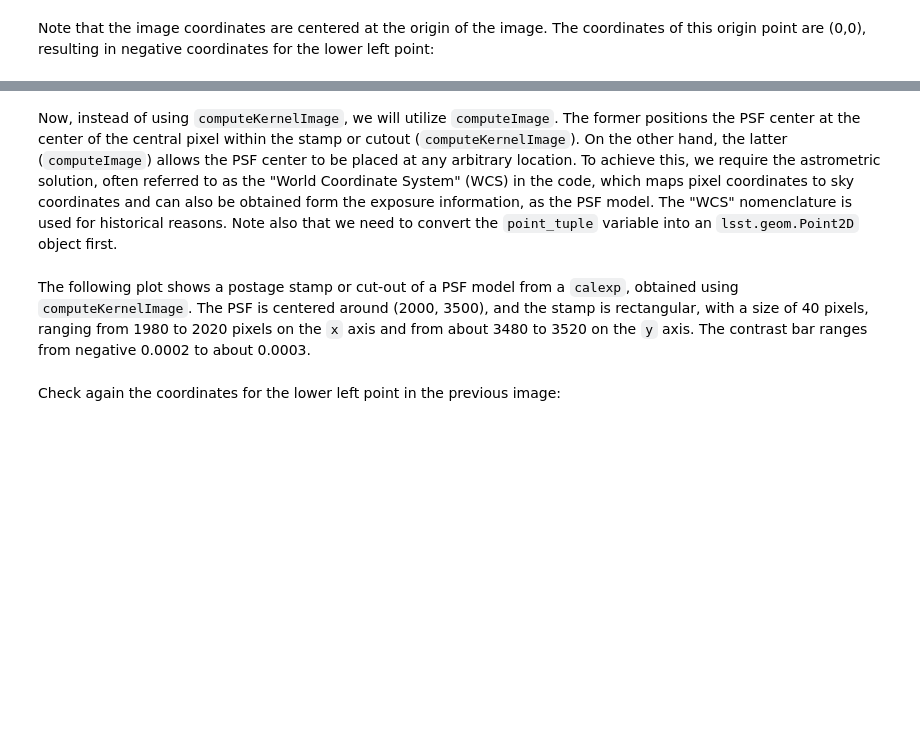
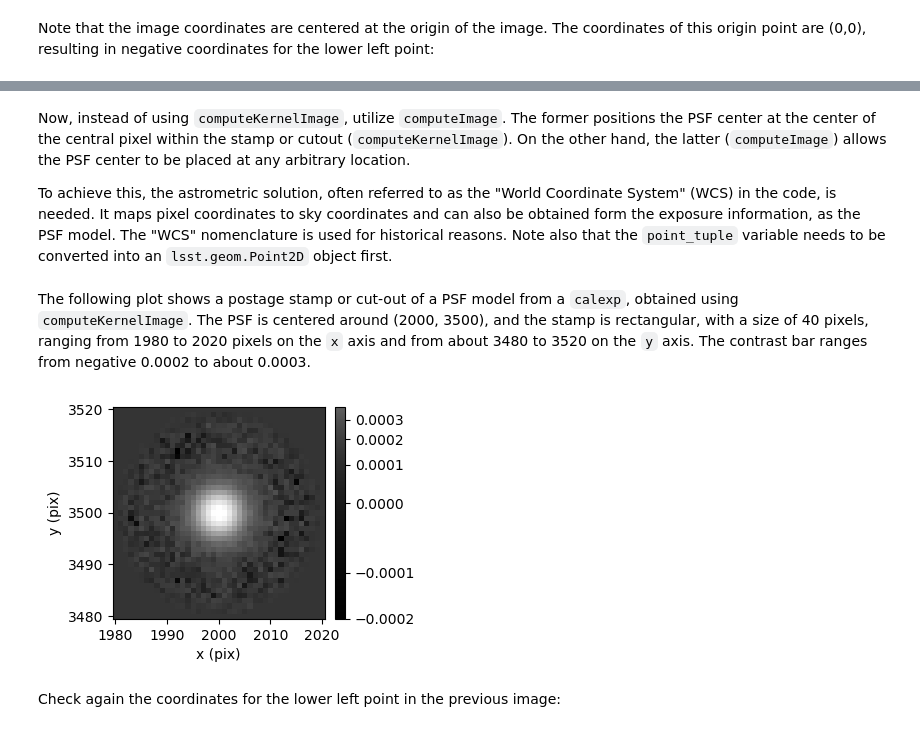
Before and after one commit to rubin-dp0/tutorial-notebooks, a Jupyter notebook: DP02_12a_Point_Spread_Function_data_products.ipynb, the cells around one changed output, grey strips where cells are left out. Cells and saved outputs as stored; diff of their text form; code cells hidden in the pictures; blank space fills up the shorter version.

```diff
--- a/DP02_12a_Point_Spread_Function_data_products.ipynb
+++ b/DP02_12a_Point_Spread_Function_data_products.ipynb
@@ -595,5 +400,7 @@ print(first_psf_image_calexp.getXY0())
 # %% [markdown]
-Now, instead of using `computeKernelImage`, we will utilize `computeImage`. The former positions the PSF center at the center of the central pixel within the stamp or cutout (`computeKernelImage`). On the other hand, the latter (`computeImage`) allows the PSF center to be placed at any arbitrary location. To achieve this, we require the astrometric solution, often referred to as the "World Coordinate System" (WCS) in the code, which maps pixel coordinates to sky coordinates and can also be obtained form the exposure information, as the PSF model. The "WCS" nomenclature is used for historical reasons. Note also that we need to convert the `point_tuple` variable into an `lsst.geom.Point2D` object first.
+Now, instead of using `computeKernelImage`, utilize `computeImage`. The former positions the PSF center at the center of the central pixel within the stamp or cutout (`computeKernelImage`). On the other hand, the latter (`computeImage`) allows the PSF center to be placed at any arbitrary location.
+
+To achieve this, the astrometric solution, often referred to as the "World Coordinate System" (WCS) in the code, is needed. It maps pixel coordinates to sky coordinates and can also be obtained form the exposure information, as the PSF model. The "WCS" nomenclature is used for historical reasons. Note also that the `point_tuple` variable needs to be converted into an `lsst.geom.Point2D` object first.
 # %%
 wcs_calexp = info_calexp.getWcs()
 point_object = Point2D(point_tuple)
@@ -601,14 +408,16 @@ second_psf_image_calexp = psf_calexp.computeImage(point_object).convertF()
 # %% [markdown]
 The following plot shows a postage stamp or cut-out of a PSF model from a `calexp`, obtained using `computeKernelImage`. The PSF is centered around (2000, 3500), and the stamp is rectangular, with a size of 40 pixels, ranging from 1980 to 2020 pixels on the `x` axis and from about 3480 to 3520 on the `y` axis. The contrast bar ranges from negative 0.0002 to about 0.0003.
 # %%
-fig = plt.figure(figsize=(10, 8))
-afw_display = afwDisplay.Display()
+fig = plt.figure(figsize=(3, 3))
+afw_display = afwDisplay.Display(frame=fig)
 afw_display.scale('asinh', 'zscale')
 afw_display.mtv(second_psf_image_calexp)
-plt.title(f'PSF model in calexp at {point_image} using computeImage')
 plt.xlabel('x (pix)')
 plt.ylabel('y (pix)')
 plt.gca().axis('on')
+plt.show()
+# %% [output]
+[figure, added]
 # %% [markdown]
 Check again the coordinates for the lower left point in the previous image:
 # %%
```
Also changed, not shown: parts of 81 cells of this notebook, 1 other file.
